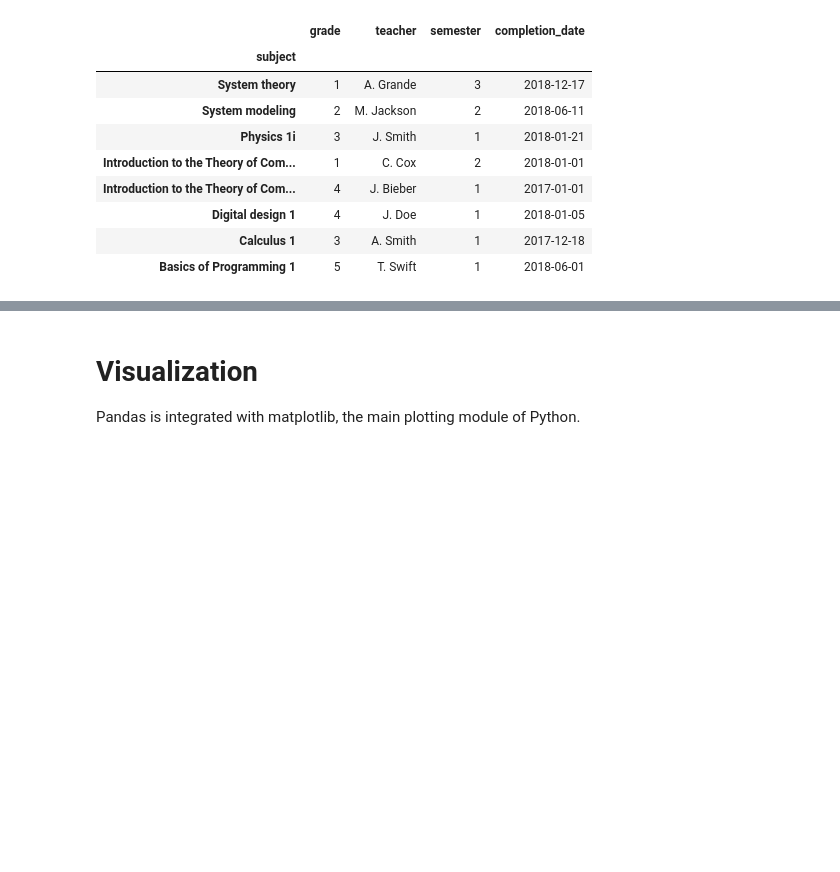
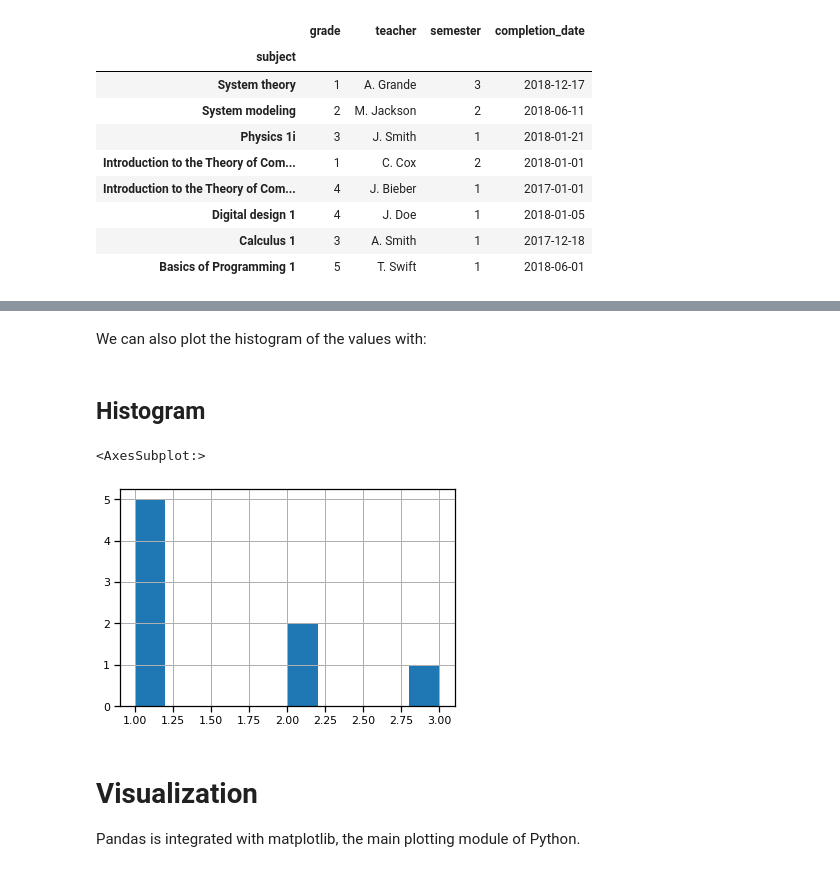
Before and after one commit to bi-labor/pandas_jupyter, a Jupyter notebook: notebooks/Pandas_introduction.ipynb, the cells around one changed output, grey strips where cells are left out. Drawn from its saved outputs; the diff is of its cells as text; code cells hidden in the pictures; blank space fills up the shorter version.

```diff
--- a/notebooks/Pandas_introduction.ipynb
+++ b/notebooks/Pandas_introduction.ipynb
@@ -708,3 +811,12 @@ grades.sort_index(ascending=False)
+# %% [markdown]
+We can also plot the histogram of the values with:
+# %% [markdown]
+## Histogram
+# %%
+grades['semester'].hist()
+# %% [output]
+<AxesSubplot:>
+[figure, added]
 # %% [markdown]
 # Visualization
 
```
Also changed, not shown: parts of 24 cells of this notebook, 1 other file.
